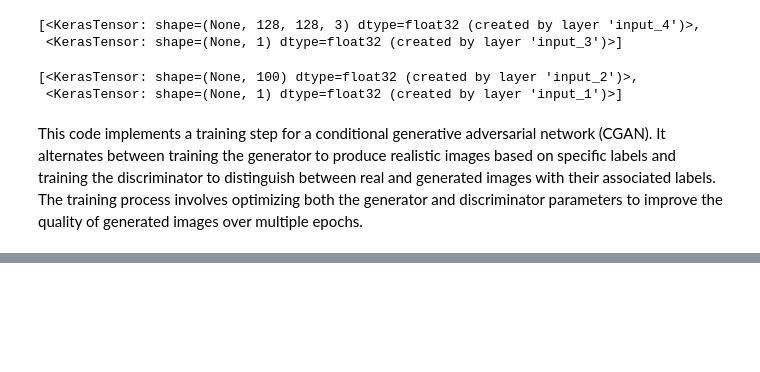
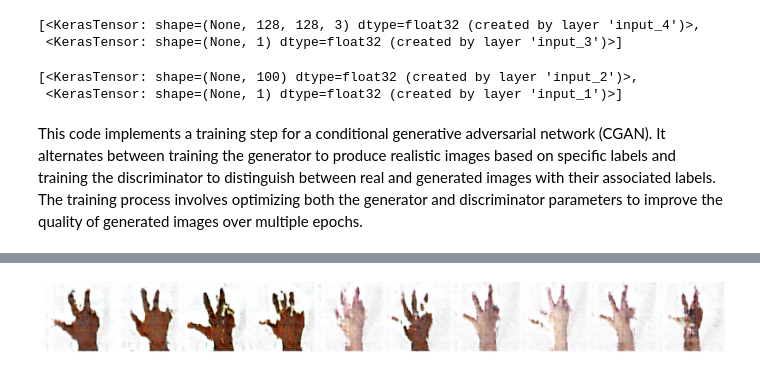
Before and after one commit to shy222/DSCI498-Final-Project, a Jupyter notebook: DSCI498_final_project.ipynb, the cells around one changed output, grey strips where cells are left out. Saved outputs shown, nothing was run; the diff lists cells and outputs as text; code cells hidden in the pictures; blank space fills up the shorter version.

```diff
--- a/DSCI498_final_project.ipynb
+++ b/DSCI498_final_project.ipynb
@@ -433,0 +506,34 @@ def train_step(images,target):
+# %%
+def generate_images(model, test_input, class_label):
+    # Notice `training` is set to False.
+    # This is so all layers run in inference mode (batchnorm).
+    labels = tf.ones(test_input.shape[0]) * class_label
+    predictions = model([test_input, labels], training=False)
+
+    nrow = 1
+    ncol = test_input.shape[0]
+    fig = plt.figure(figsize=(25, 25))
+    gs = gridspec.GridSpec(nrow, ncol, width_ratios=[1] * ncol,
+                           wspace=0.0, hspace=0.0, top=0.2, bottom=0.00, left=0.17, right=0.845)
+
+    k = 0
+    for j in range(ncol):
+        pred = (predictions[j, :, :, :] + 1) * 127.5
+        pred = np.array(pred)
+        ax = plt.subplot(gs[0, j])
+        ax.imshow(pred.astype(np.uint8))
+        ax.set_xticklabels([])
+        ax.set_yticklabels([])
+        ax.axis('off')
+        k += 1
+
+    plt.savefig('result.png', dpi=300)
+    plt.show()
+# %%
+num_examples_to_generate = 10
+latent_dim = 100
+noise = tf.random.normal([num_examples_to_generate, latent_dim])
+class_label = 2  # Change this to the desired class label
+generate_images(conditional_gen, noise, class_label)
+# %% [output]
+[figure, added]
```
Also changed, not shown: parts of 19 cells of this notebook.
